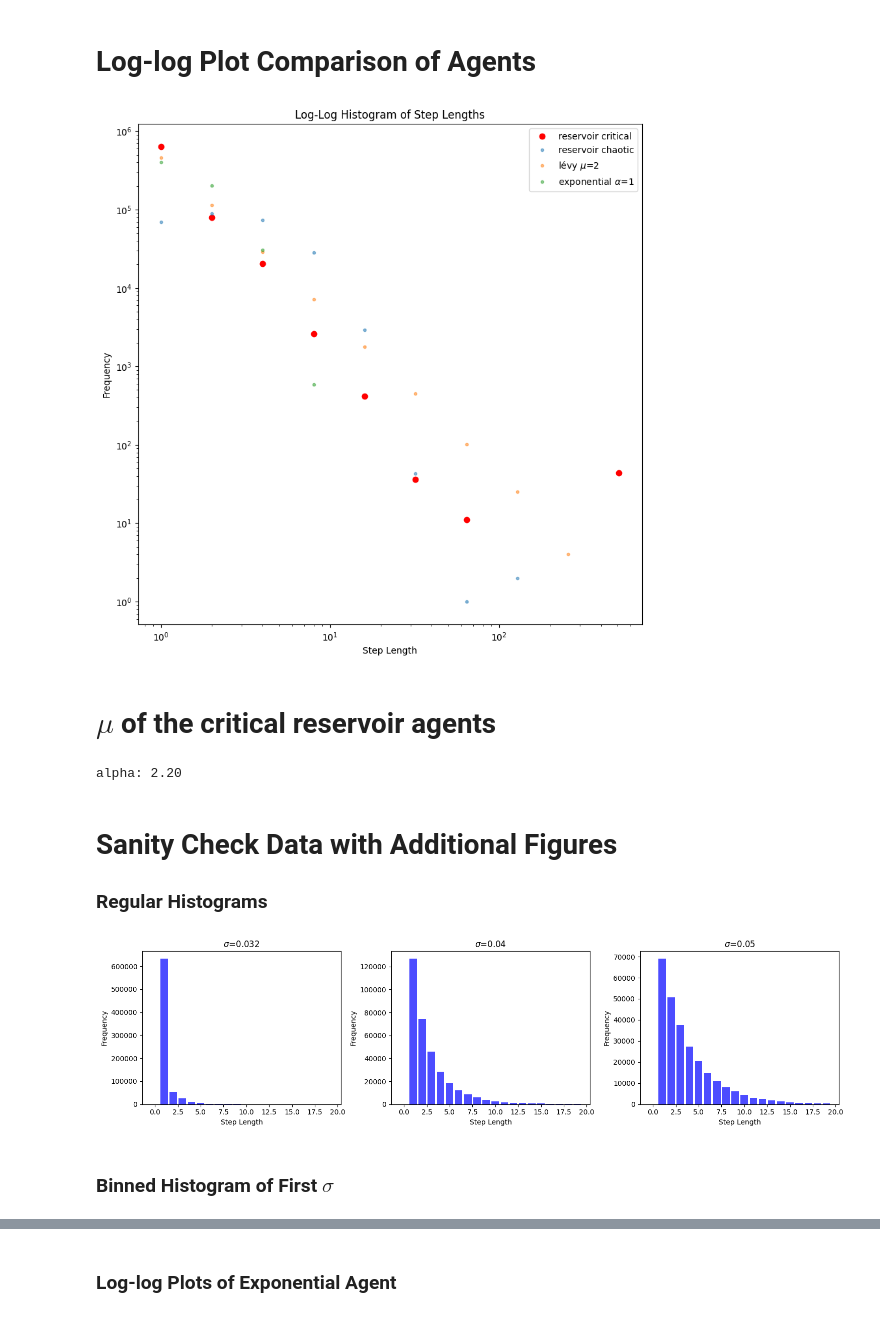
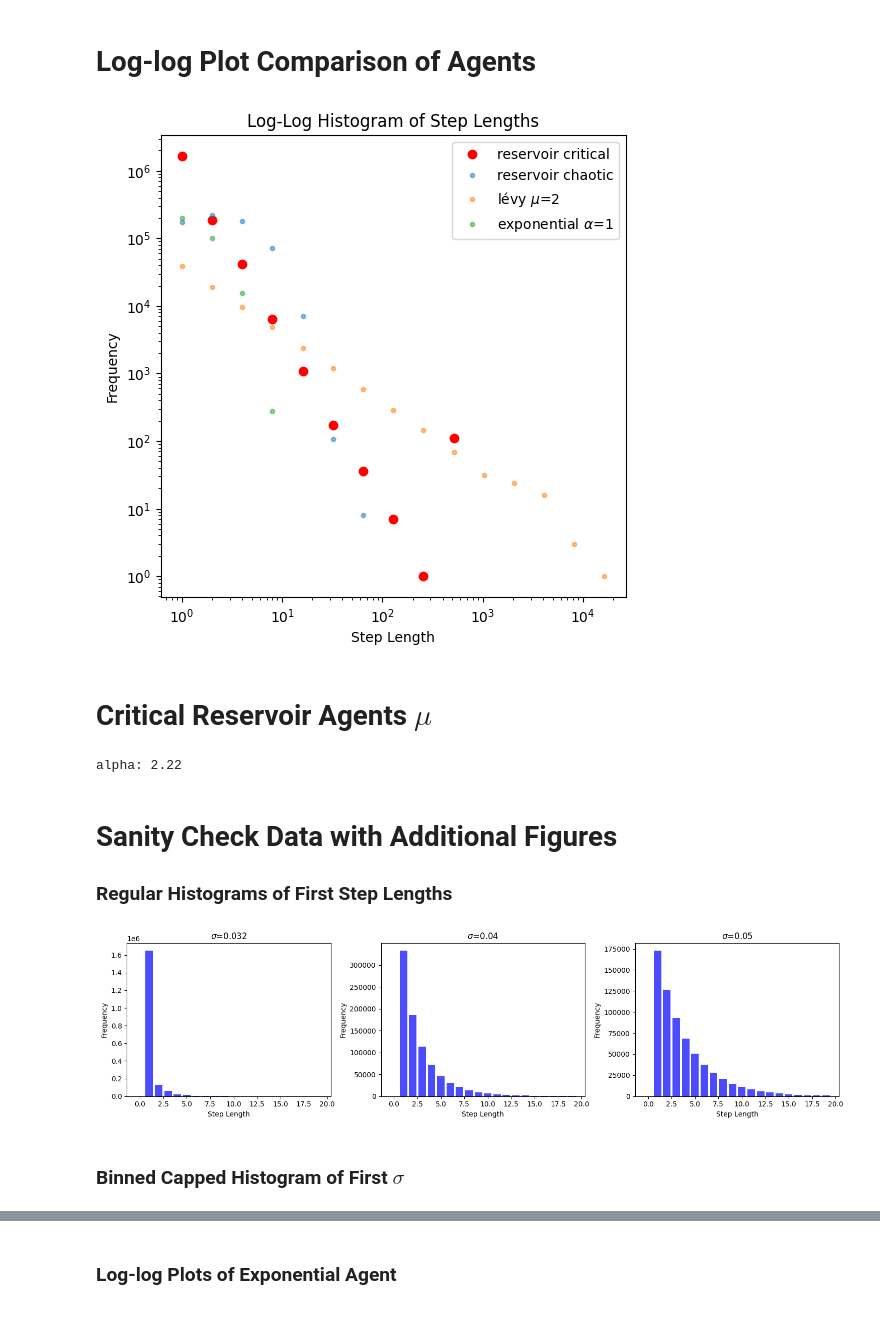
Before and after one commit to winlew/levy-agent-simulation, a Jupyter notebook: studies/step_lengths.ipynb, the cells around one changed output, grey strips where cells are left out. Saved outputs shown, nothing was run; the diff lists cells and outputs as text; code cells hidden in the pictures.

Commit message:
reinitialize reservoir for step length study

```diff
--- a/studies/step_lengths.ipynb
+++ b/studies/step_lengths.ipynb
@@ -40,22 +40,32 @@ params.type = 'reservoir'
 params.agent = ReservoirAgent
 
 sigma_range = [0.032, 0.04, 0.05]
+repeats = 5
 
-for sigma in tqdm(sigma_range):
+for sigma in tqdm(sigma_range, position=0):
     params.standard_deviation = sigma
     sim = Simulation(params, params.agent)
-    population = sim.run_iteration(sim.set_up_population(None), environment)
-    step_lengths = []
-    for agent in population:
-        step_counter = 1
-        for output in agent.output_log:
-            if abs(output) > 1 - tolerance or abs(output) < tolerance:
-                step_counter += 1
-            else:
-                step_lengths.append(step_counter)
-                step_counter = 1
-        step_lengths.append(step_counter)
-    data.append(step_lengths)
+
+    step_lengths_total = []
+    for repeat in tqdm(range(repeats), position=1, leave=False):
+        if repeat != 0:
+            # reinitialize the reservoir
+            for agent in population:
+                agent.model.burn_in_state_matrix = agent.model.burn_in()
+                agent.model.run()
+        population = sim.run_iteration(sim.set_up_population(None), environment)
+        step_lengths = []
+        for agent in population:
+            step_counter = 1
+            for output in agent.output_log:
+                if abs(output) > 1 - tolerance or abs(output) < tolerance:
+                    step_counter += 1
+                else:
+                    step_lengths.append(step_counter)
+                    step_counter = 1
+            step_lengths.append(step_counter)
+        step_lengths_total.extend(step_lengths)
+    data.append(step_lengths_total)
 
 with open(path / 'data.pkl', 'wb') as f:
     pickle.dump(data, f)
@@ -116,7 +126,7 @@ data.append(step_lengths)
 # %% [markdown]
 # Log-log Plot Comparison of Agents
 # %%
-plt.figure(figsize = (10,10))
+plt.figure(figsize = (6, 6))
 
 labels = ['reservoir critical', 'skip', 'reservoir chaotic', r'lévy $\mu$=' + str(params.mu), r'exponential $\alpha$=' + str(params.alpha)]
 colors = ['red', None, None, None, None]
@@ -135,48 +145,48 @@ plt.legend()
 plt.title('Log-Log Histogram of Step Lengths')
 plt.savefig(path / 'log-log_step_lengths.svg', format='svg')
 # %% [output]
-[figure, old version]
+[figure, new version]
 # %% [markdown]
-# $\mu$ of the critical reservoir agents
+# Critical Reservoir Agents $\mu$
 # %%
 assert(min(data[0]) == 1)
 fit_critical_reservoir = powerlaw.Fit(data[0], xmin=1, discrete=True)
 print(f"alpha: {fit_critical_reservoir.alpha:.2f}")
 # %% [output]
-alpha: 2.20
+alpha: 2.22
 # %% [markdown]
 # Sanity Check Data with Additional Figures
-### Regular Histograms
+### Regular Histograms of First Step Lengths
 # %%
 with open(path / 'data.pkl', 'rb') as f:
     data = pickle.load(f)
 
 limit = 20
 
 n = len(sigma_range)
 cols = 3
 rows = (n + cols - 1) // cols
 fig, axes = plt.subplots(rows, cols, figsize=(5 * cols, 4 * rows))
 axes = axes.flatten()
 
 for i, sigma in enumerate(sigma_range):
     ax = axes[i]
     counts = np.bincount(data[i])
-    ax.bar(range(limit), counts[:limit], color='blue', alpha=0.7)
+    ax.bar(range(min(limit, len(counts))), counts[:min(limit, len(counts))], color='blue', alpha=0.7)
     ax.set_title(r'$\sigma$=' + str(round(sigma, 3)))
     ax.set_xlabel('Step Length')
     ax.set_ylabel('Frequency')
 
 # turn off additional axes
 for j in range(i+1, len(axes)):
     axes[j].axis('off')
 
 plt.tight_layout()
 plt.savefig(path / 'histogram_step_lengths_reservoir_separate.svg', format='svg')
 # %% [output]
-[figure, old version]
+[figure, new version]
 # %% [markdown]
-### Binned Histogram of First $\sigma$
+### Binned Capped Histogram of First $\sigma$
 # %%
 bin_size = 10
 counts, bins = np.histogram(data[0], bins=range(min(data[0]), max(data[0]) + bin_size, bin_size))
```
Also changed, not shown: parts of 5 cells of this notebook, 1 other file.
